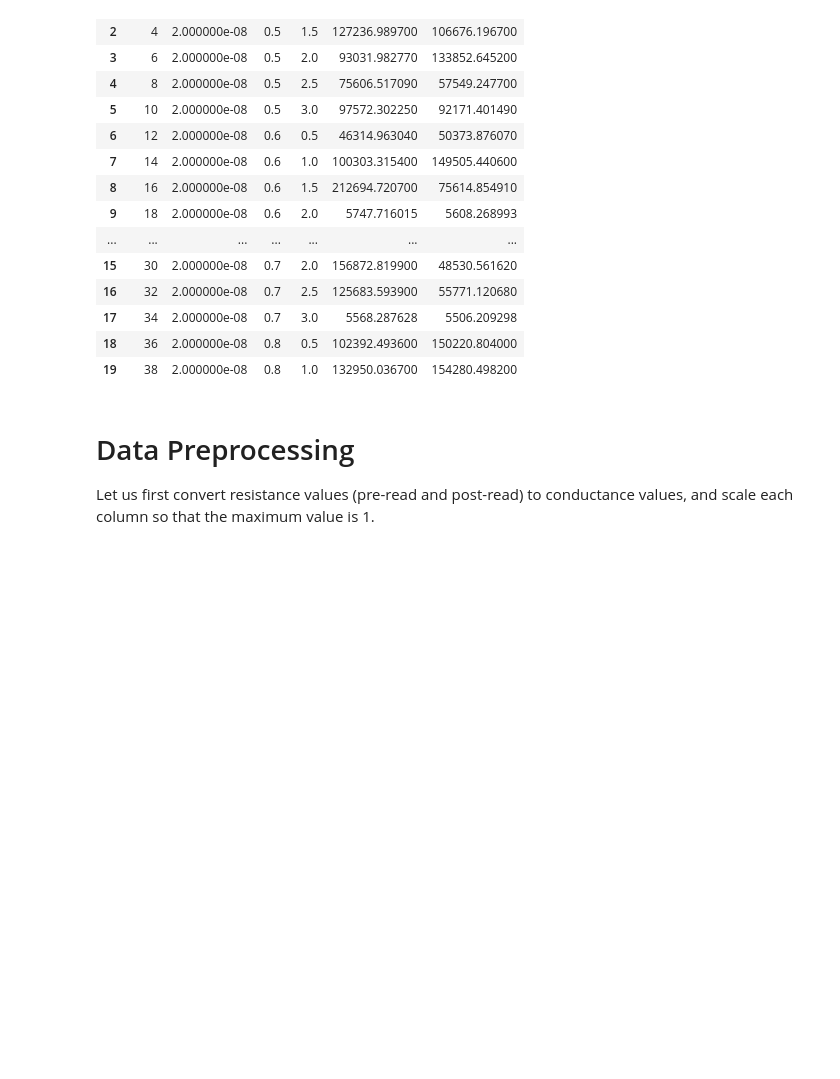
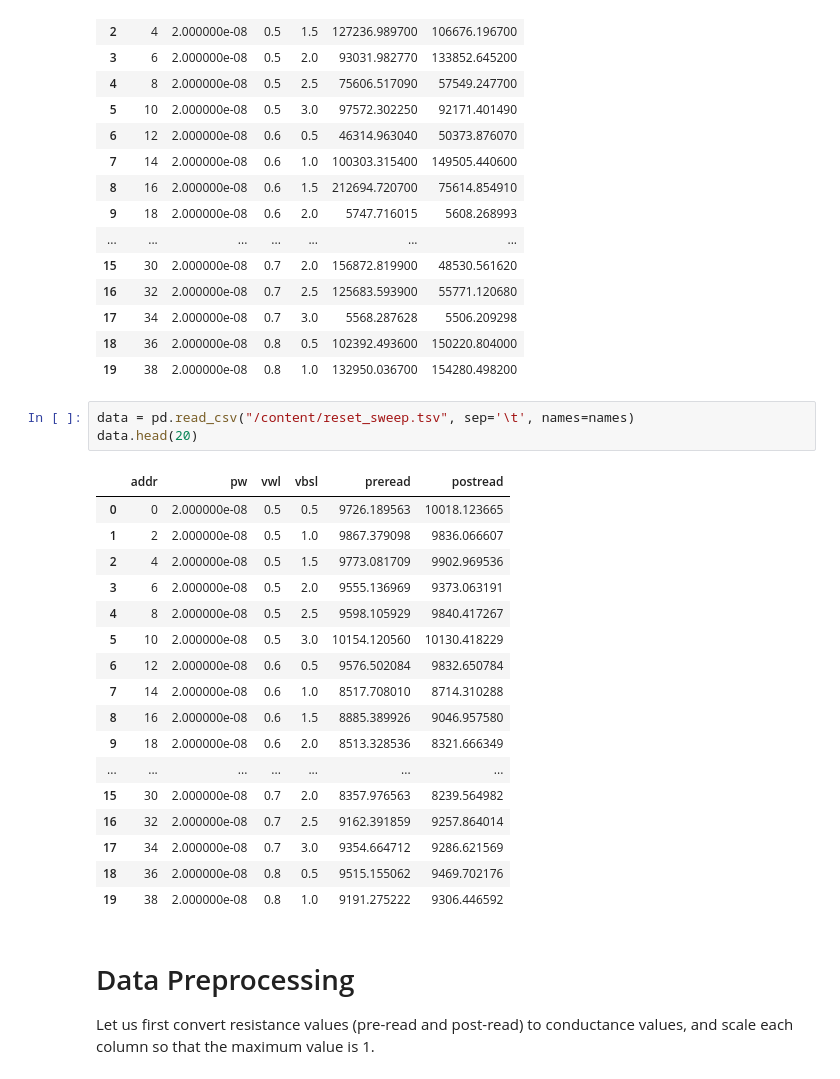
Before and after one commit to AaravWattal/RRAM-Models, a Jupyter notebook: CleanedConductanceAnalysisModels.ipynb, the cells around one changed output. Drawn from its saved outputs; the diff is of its cells as text; blank space fills up the shorter version.

```diff
--- a/CleanedConductanceAnalysisModels.ipynb
+++ b/CleanedConductanceAnalysisModels.ipynb
@@ -37,6 +37,27 @@ data.head(20)
 | 17 | 34 | 2.000000e-08 | 0.7 | 3.0 | 5568.287628 | 5506.209298 |
 | 18 | 36 | 2.000000e-08 | 0.8 | 0.5 | 102392.493600 | 150220.804000 |
 | 19 | 38 | 2.000000e-08 | 0.8 | 1.0 | 132950.036700 | 154280.498200 |
+# %%
+data = pd.read_csv("/content/reset_sweep.tsv", sep='\t', names=names)
+data.head(20)
+# %% [output]
+|  | addr | pw | vwl | vbsl | preread | postread |
+| 0 | 0 | 2.000000e-08 | 0.5 | 0.5 | 9726.189563 | 10018.123665 |
+| 1 | 2 | 2.000000e-08 | 0.5 | 1.0 | 9867.379098 | 9836.066607 |
+| 2 | 4 | 2.000000e-08 | 0.5 | 1.5 | 9773.081709 | 9902.969536 |
+| 3 | 6 | 2.000000e-08 | 0.5 | 2.0 | 9555.136969 | 9373.063191 |
+| 4 | 8 | 2.000000e-08 | 0.5 | 2.5 | 9598.105929 | 9840.417267 |
+| 5 | 10 | 2.000000e-08 | 0.5 | 3.0 | 10154.120560 | 10130.418229 |
+| 6 | 12 | 2.000000e-08 | 0.6 | 0.5 | 9576.502084 | 9832.650784 |
+| 7 | 14 | 2.000000e-08 | 0.6 | 1.0 | 8517.708010 | 8714.310288 |
+| 8 | 16 | 2.000000e-08 | 0.6 | 1.5 | 8885.389926 | 9046.957580 |
+| 9 | 18 | 2.000000e-08 | 0.6 | 2.0 | 8513.328536 | 8321.666349 |
+| ... | ... | ... | ... | ... | ... | ... |
+| 15 | 30 | 2.000000e-08 | 0.7 | 2.0 | 8357.976563 | 8239.564982 |
+| 16 | 32 | 2.000000e-08 | 0.7 | 2.5 | 9162.391859 | 9257.864014 |
+| 17 | 34 | 2.000000e-08 | 0.7 | 3.0 | 9354.664712 | 9286.621569 |
+| 18 | 36 | 2.000000e-08 | 0.8 | 0.5 | 9515.155062 | 9469.702176 |
+| 19 | 38 | 2.000000e-08 | 0.8 | 1.0 | 9191.275222 | 9306.446592 |
 # %% [markdown]
 # Data Preprocessing
 
```
Also changed, not shown: parts of 21 cells of this notebook.
